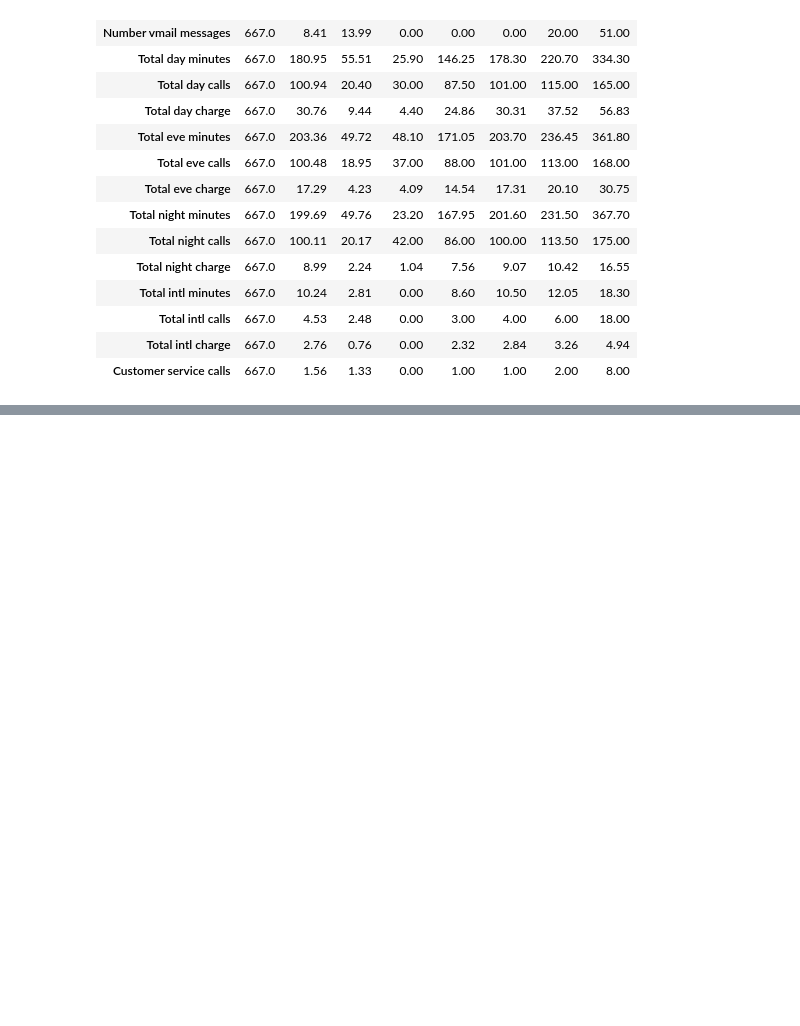
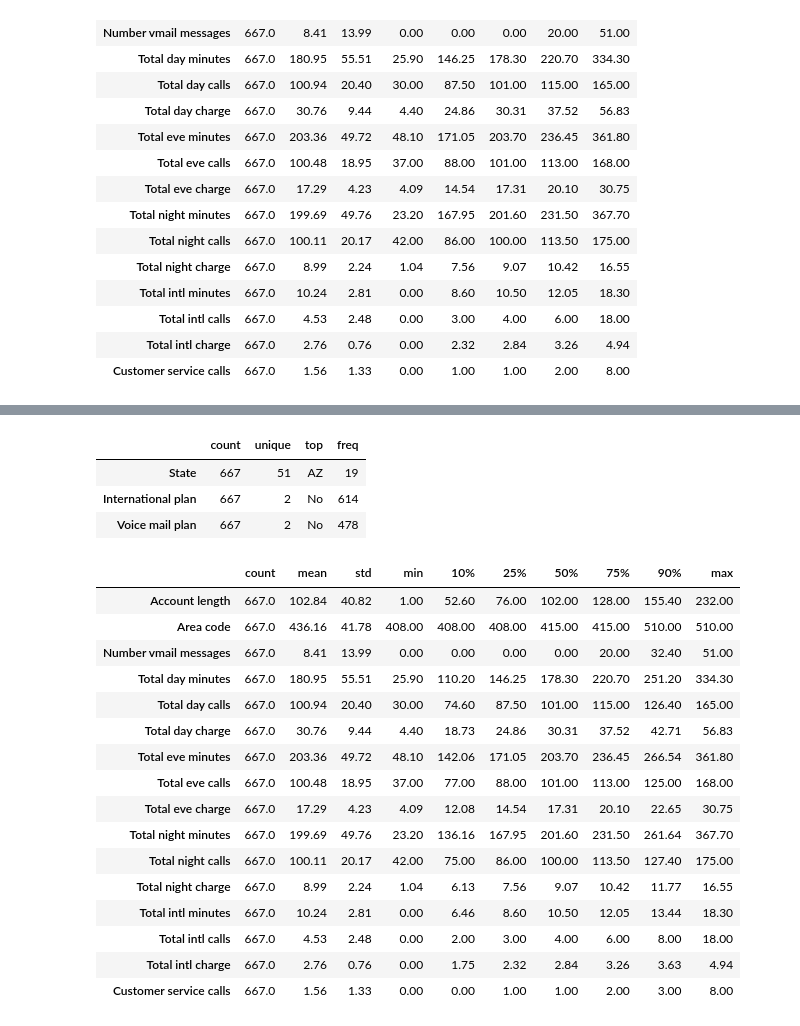
Before and after one commit to NikitaaArora/Ineuron, a Jupyter notebook: EDA/file.ipynb, the cells around one changed output, grey strips where cells are left out. Drawn from its saved outputs; the diff is of its cells as text; code cells hidden in the pictures; blank space fills up the shorter version.

```diff
--- a/EDA/file.ipynb
+++ b/EDA/file.ipynb
@@ -129,3 +131,39 @@ Tel_data_summary
 | Total intl charge | 667.0 | NaN | NaN | NaN | 2.764948 | 0.758167 | 0.0 | 2.32 | 2.84 | 3.255 | 4.94 |
 | Customer service calls | 667.0 | NaN | NaN | NaN | 1.563718 | 1.333357 | 0.0 | 1.0 | 1.0 | 2.0 | 8.0 |
 | Churn | 667 | 2 | False | 572 | NaN | NaN | NaN | NaN | NaN | NaN | NaN |
+# %%
+Tel_data.describe(include = 'object').T
+# %% [output]
+|  | count | unique | top | freq |
+| State | 667 | 51 | AZ | 19 |
+| International plan | 667 | 2 | No | 614 |
+| Voice mail plan | 667 | 2 | No | 478 |
+# %%
+# This Data Description gives the spread of the data.
+
+Tel_data_summary = round(Tel_data.describe(percentiles=[0.1,0.25,0.5,0.75,0.9]).T,2)
+Tel_data_summary
+
+#if mean= median then data is symmetrical follows normal distribution
+
+# 1. In account_length mean is close to 50%(ie. median) ie. data is not very skewed.
+# 2. Area code is also a categorical variable.
+# 3. Number vmail messages has median as 0 and mean as 8.41 ie. hardly we have given any voicemail msgs to the customers
+# %% [output]
+|  | count | mean | std | min | 10% | 25% | 50% | 75% | 90% | max |
+| Account length | 667.0 | 102.84 | 40.82 | 1.00 | 52.60 | 76.00 | 102.00 | 128.00 | 155.40 | 232.00 |
+| Area code | 667.0 | 436.16 | 41.78 | 408.00 | 408.00 | 408.00 | 415.00 | 415.00 | 510.00 | 510.00 |
+| Number vmail messages | 667.0 | 8.41 | 13.99 | 0.00 | 0.00 | 0.00 | 0.00 | 20.00 | 32.40 | 51.00 |
+| Total day minutes | 667.0 | 180.95 | 55.51 | 25.90 | 110.20 | 146.25 | 178.30 | 220.70 | 251.20 | 334.30 |
+| Total day calls | 667.0 | 100.94 | 20.40 | 30.00 | 74.60 | 87.50 | 101.00 | 115.00 | 126.40 | 165.00 |
+| Total day charge | 667.0 | 30.76 | 9.44 | 4.40 | 18.73 | 24.86 | 30.31 | 37.52 | 42.71 | 56.83 |
+| Total eve minutes | 667.0 | 203.36 | 49.72 | 48.10 | 142.06 | 171.05 | 203.70 | 236.45 | 266.54 | 361.80 |
+| Total eve calls | 667.0 | 100.48 | 18.95 | 37.00 | 77.00 | 88.00 | 101.00 | 113.00 | 125.00 | 168.00 |
+| Total eve charge | 667.0 | 17.29 | 4.23 | 4.09 | 12.08 | 14.54 | 17.31 | 20.10 | 22.65 | 30.75 |
+| Total night minutes | 667.0 | 199.69 | 49.76 | 23.20 | 136.16 | 167.95 | 201.60 | 231.50 | 261.64 | 367.70 |
+| Total night calls | 667.0 | 100.11 | 20.17 | 42.00 | 75.00 | 86.00 | 100.00 | 113.50 | 127.40 | 175.00 |
+| Total night charge | 667.0 | 8.99 | 2.24 | 1.04 | 6.13 | 7.56 | 9.07 | 10.42 | 11.77 | 16.55 |
+| Total intl minutes | 667.0 | 10.24 | 2.81 | 0.00 | 6.46 | 8.60 | 10.50 | 12.05 | 13.44 | 18.30 |
+| Total intl calls | 667.0 | 4.53 | 2.48 | 0.00 | 2.00 | 3.00 | 4.00 | 6.00 | 8.00 | 18.00 |
+| Total intl charge | 667.0 | 2.76 | 0.76 | 0.00 | 1.75 | 2.32 | 2.84 | 3.26 | 3.63 | 4.94 |
+| Customer service calls | 667.0 | 1.56 | 1.33 | 0.00 | 0.00 | 1.00 | 1.00 | 2.00 | 3.00 | 8.00 |
```
Also changed, not shown: parts of 12 cells of this notebook.
